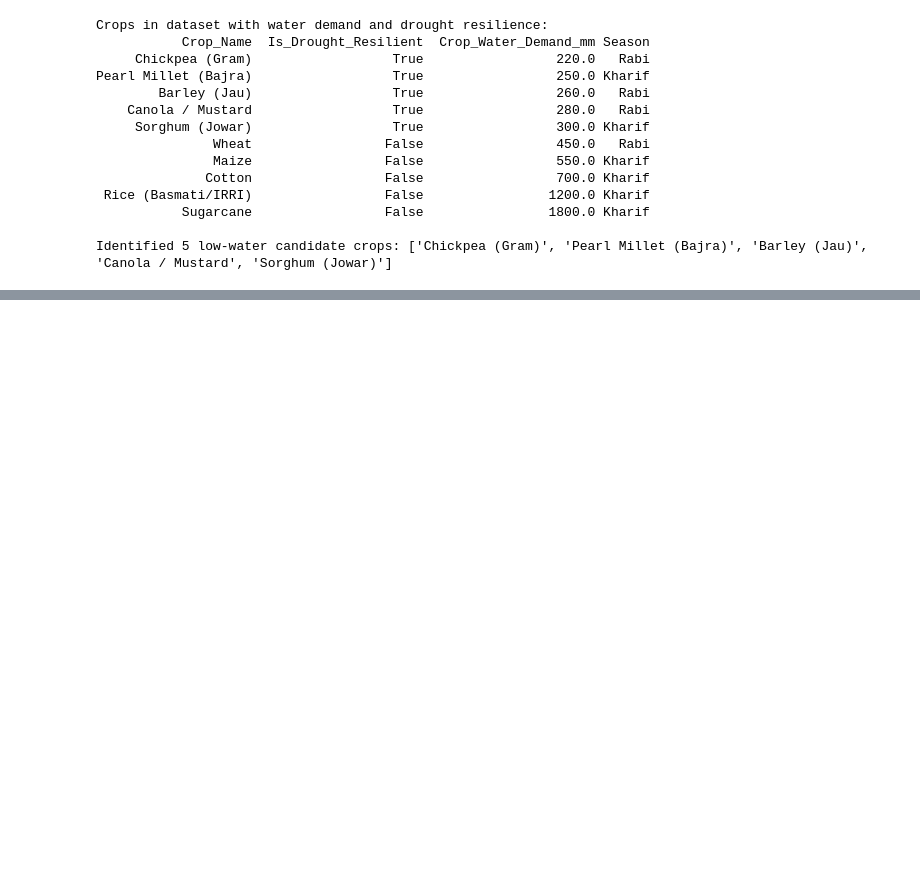
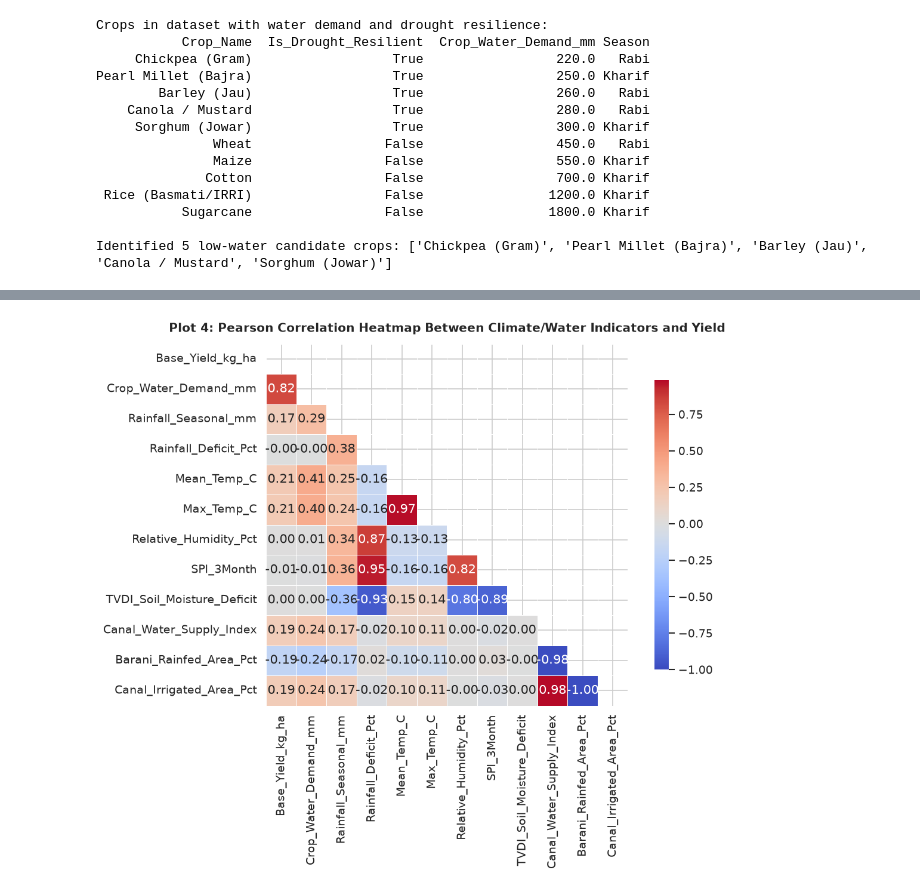
Before and after one commit to SyedMuhammadHunain/Climate-Machine-Learning, a Jupyter notebook: notebooks/01_low_water_crop_selection.ipynb, the cells around one changed output, grey strips where cells are left out. Drawn from its saved outputs; the diff is of its cells as text; code cells hidden in the pictures; blank space fills up the shorter version.

```diff
--- a/notebooks/01_low_water_crop_selection.ipynb
+++ b/notebooks/01_low_water_crop_selection.ipynb
@@ -83,0 +167,20 @@ Identified 5 low-water candidate crops: ['Chickpea (Gram)', 'Pearl Millet (Bajra
+# %%
+# Plot 4: Correlation Heatmap Across Climate, Soil Moisture and Water Indices
+plt.figure(figsize=(10, 8))
+corr_cols = [
+    "Base_Yield_kg_ha", "Crop_Water_Demand_mm", "Rainfall_Seasonal_mm",
+    "Rainfall_Deficit_Pct", "Mean_Temp_C", "Max_Temp_C", "Relative_Humidity_Pct",
+    "SPI_3Month", "TVDI_Soil_Moisture_Deficit", "Canal_Water_Supply_Index",
+    "Barani_Rainfed_Area_Pct", "Canal_Irrigated_Area_Pct"
+]
+corr_matrix = df[corr_cols].corr()
+mask = np.triu(np.ones_like(corr_matrix, dtype=bool))
+sns.heatmap(
+    corr_matrix, mask=mask, annot=True, fmt=".2f", cmap="coolwarm",
+    center=0, square=True, linewidths=0.5, cbar_kws={"shrink": 0.8}
+)
+plt.title("Plot 4: Pearson Correlation Heatmap Between Climate/Water Indicators and Yield", fontsize=12, weight="bold", pad=12)
+plt.tight_layout()
+plt.show()
+# %% [output]
+[figure, added]
```
Also changed, not shown: parts of 6 cells of this notebook, 1 other file.
